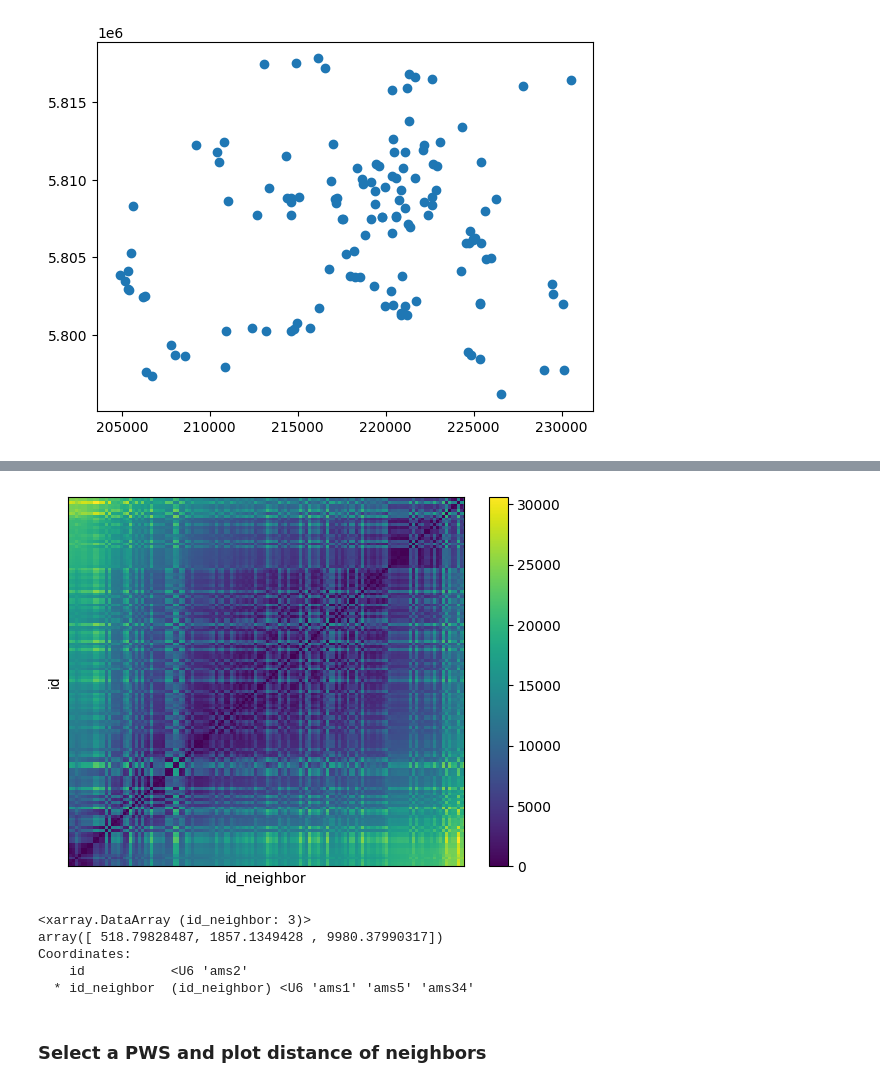
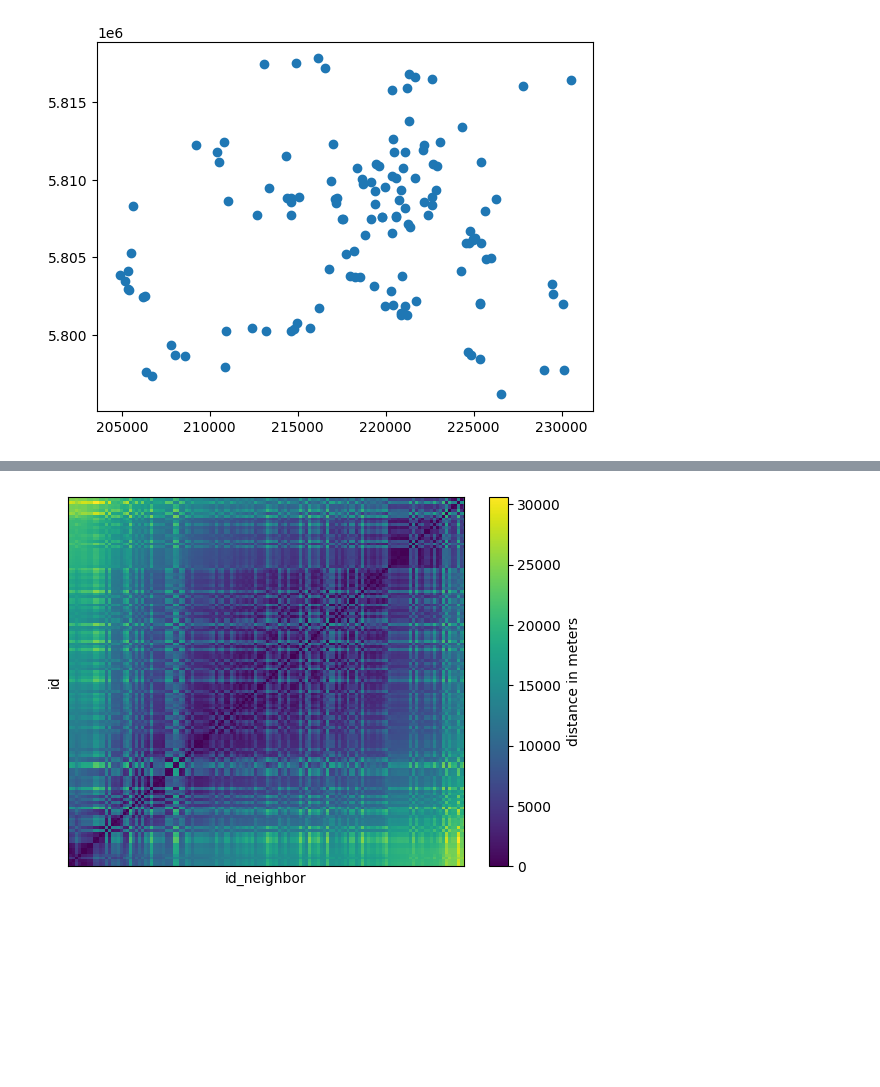
Before and after one commit to OpenSenseAction/poligrain, a Jupyter notebook: docs/notebooks/Calculate_distances.ipynb, the cells around one changed output, grey strips where cells are left out. Drawn from its saved outputs; the diff is of its cells as text; code cells hidden in the pictures; blank space fills up the shorter version.

```diff
--- a/docs/notebooks/Calculate_distances.ipynb
+++ b/docs/notebooks/Calculate_distances.ipynb
@@ -98,16 +97,6 @@ Coordinates:
 # %%
-distance_matrix.plot()
+distance_matrix.plot(cbar_kwargs={"label": "distance in meters"})
 plt.xticks([])
 plt.yticks([]);
 # %% [output]
-[figure, old version]
+[figure, new version]
-# %%
-distance_matrix.sel(id="ams2", id_neighbor=["ams1", "ams5", "ams34"])
-# %% [output]
-<xarray.DataArray (id_neighbor: 3)>
-array([ 518.79828487, 1857.1349428 , 9980.37990317])
-Coordinates:
-    id           <U6 'ams2'
-  * id_neighbor  (id_neighbor) <U6 'ams1' 'ams5' 'ams34'
-# %% [markdown]
-### Select a PWS and plot distance of neighbors
```
Also changed, not shown: parts of 31 cells of this notebook, 3 other files.
